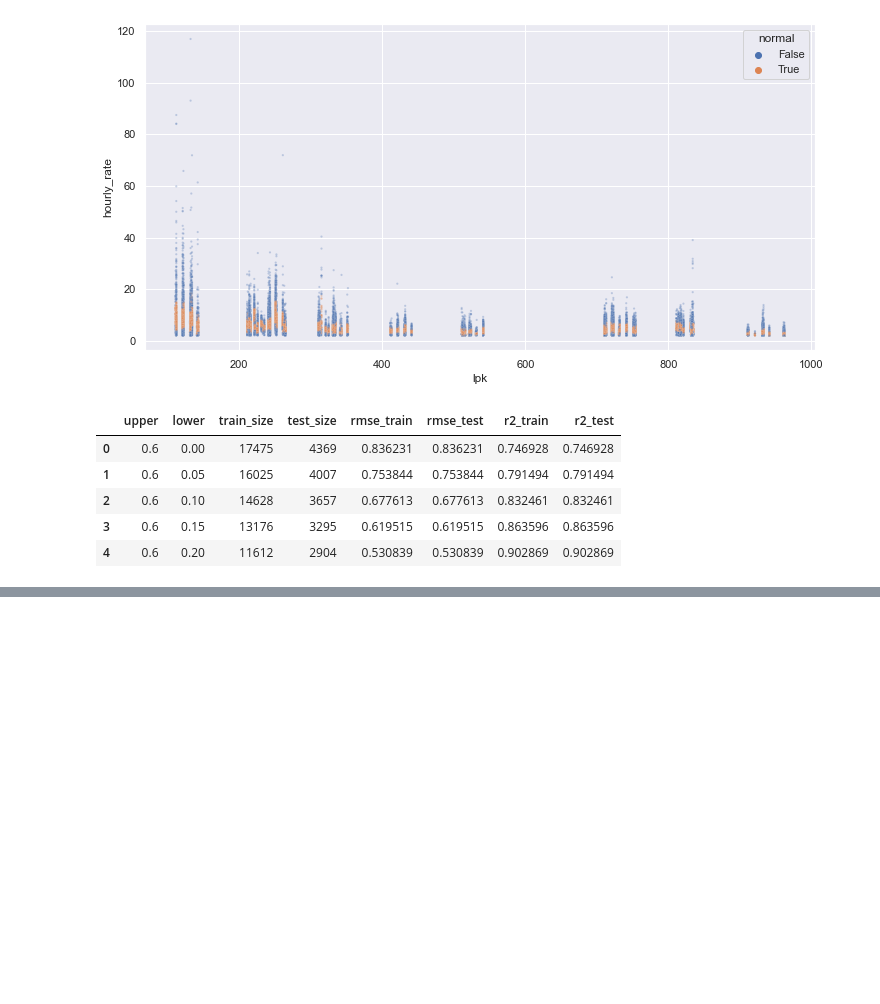
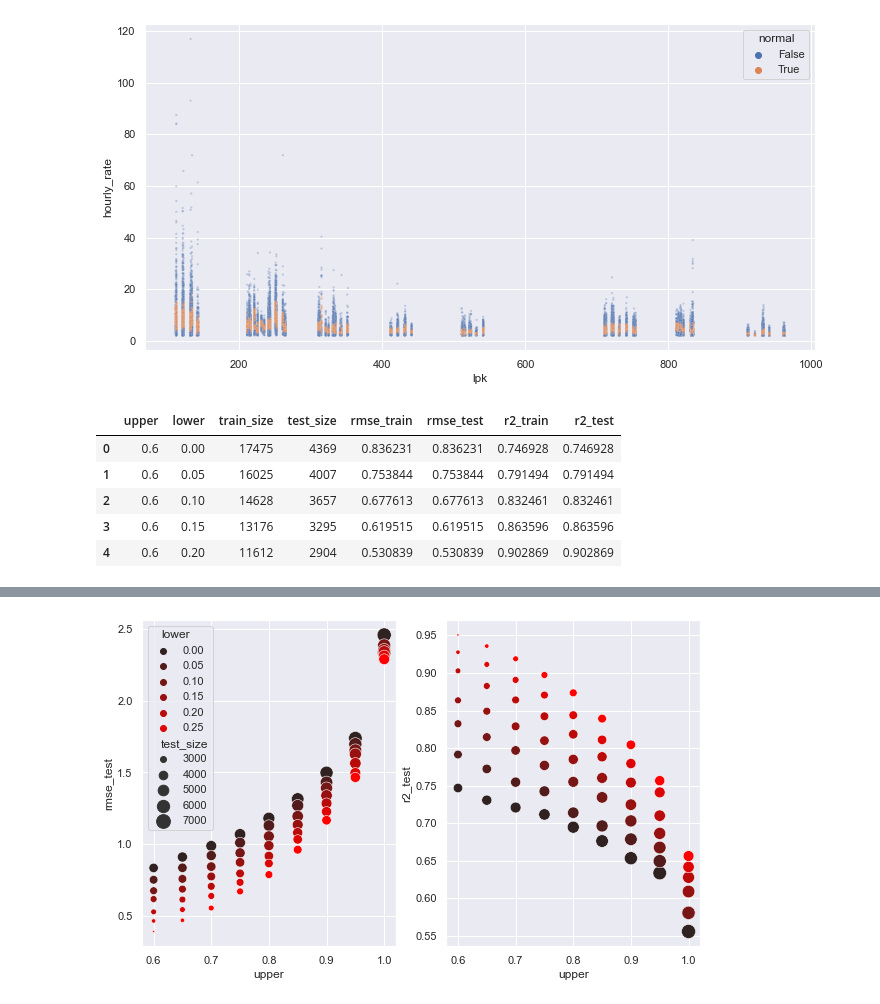
Before and after one commit to EdvinasStonevicius/LT-national-salary-analysis, a Jupyter notebook: python/02_Feature_enginieering_1_Outlier_Analysis.ipynb, the cells around one changed output, grey strips where cells are left out. Cells and saved outputs as stored; diff of their text form; code cells hidden in the pictures; blank space fills up the shorter version.

```diff
--- a/python/02_Feature_enginieering_1_Outlier_Analysis.ipynb
+++ b/python/02_Feature_enginieering_1_Outlier_Analysis.ipynb
@@ -184,0 +185,7 @@ ax[1, 1].invert_yaxis();
+# %%
+fig, ax = plt.subplots(1, 2, figsize=(10, 6))
+sns.scatterplot
+sns.scatterplot(ax=ax[0], data=size_effect, x='upper', y='rmse_test', size='test_size', sizes=(5, 200), hue='lower', palette='dark:red')
+sns.scatterplot(ax=ax[1], data=size_effect, x='upper', y='r2_test', size='test_size', sizes=(5, 200), hue='lower', palette='dark:red', legend = False);
+# %% [output]
+[figure, added]
```
Also changed, not shown: parts of 1 cell of this notebook.
